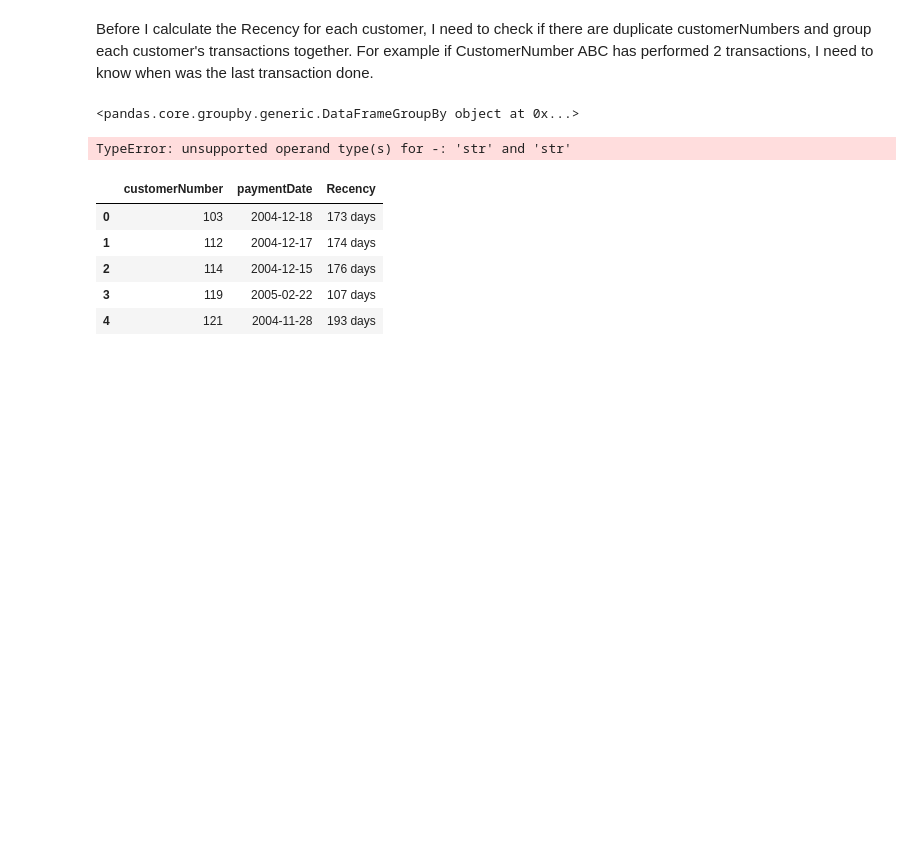
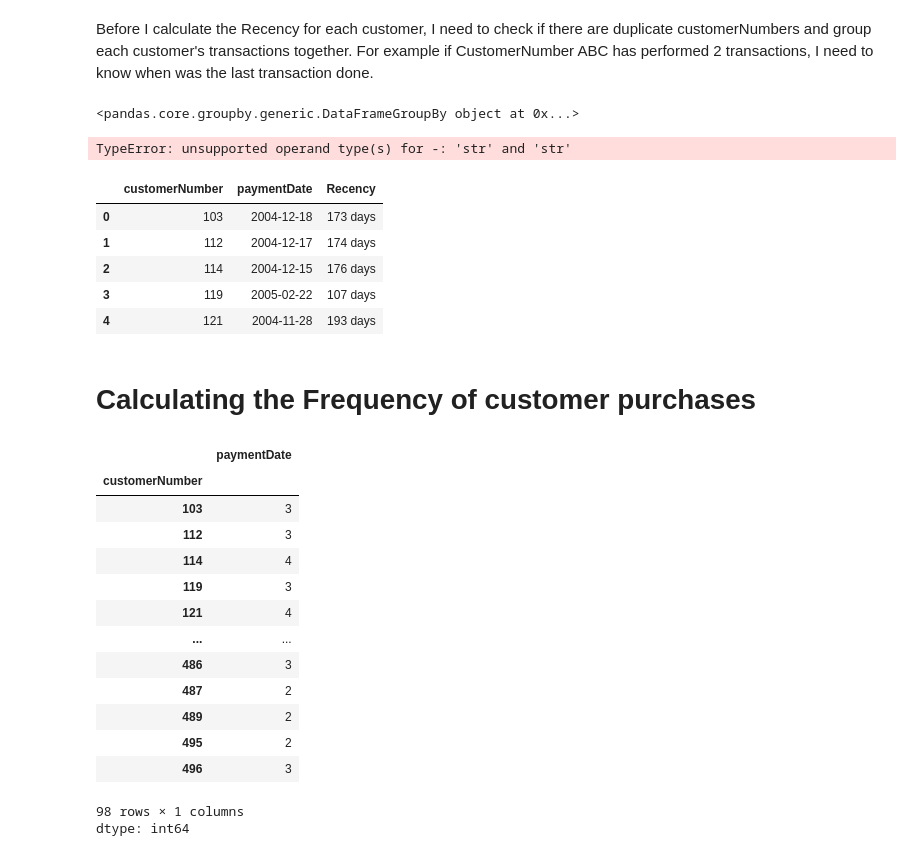
Before and after one commit to Nrashani/Amazon-Sales-Analysis-Project, a Jupyter notebook: CustomerAnalysis_Nimasha.ipynb, the cells around one changed output. Cells and saved outputs as stored; diff of their text form; code cells hidden in the pictures; blank space fills up the shorter version.

```diff
--- a/CustomerAnalysis_Nimasha.ipynb
+++ b/CustomerAnalysis_Nimasha.ipynb
@@ -88,3 +88,24 @@ recency.head()
 | 2 | 114 | 2004-12-15 | 176 days |
 | 3 | 119 | 2005-02-22 | 107 days |
 | 4 | 121 | 2004-11-28 | 193 days |
+# %% [markdown]
+# Calculating the Frequency of customer purchases
+# %%
+frequency=df.groupby('customerNumber')['paymentDate'].count()
+frequency.head(100)
+# %% [output]
+|  | paymentDate |
+| customerNumber |  |
+| 103 | 3 |
+| 112 | 3 |
+| 114 | 4 |
+| 119 | 3 |
+| 121 | 4 |
+| ... | ... |
+| 486 | 3 |
+| 487 | 2 |
+| 489 | 2 |
+| 495 | 2 |
+| 496 | 3 |
+98 rows × 1 columns
+dtype: int64
```
Also changed, not shown: parts of 4 cells of this notebook.
